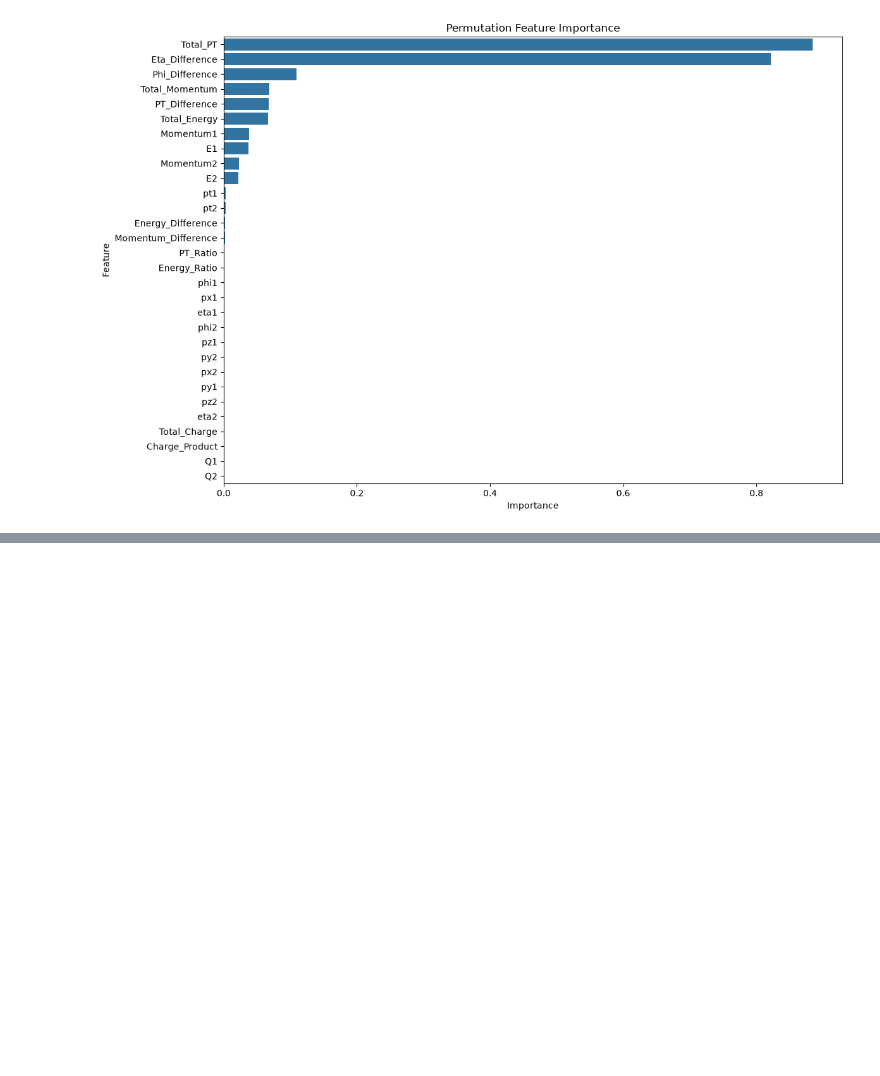
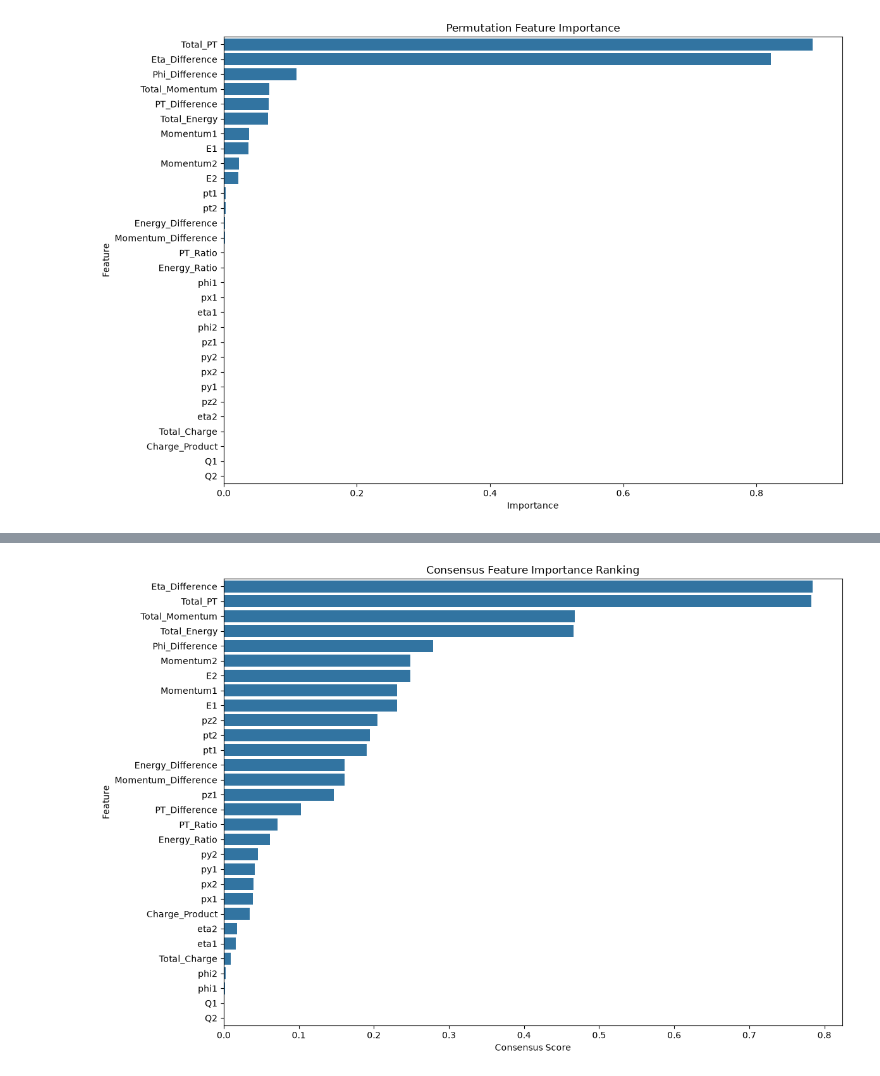
Before and after one commit to IvySingh-1/CERN-dielectron-ML-sensor-optimization, a Jupyter notebook: notebooks/05_Feature_Selection.ipynb, the cells around one changed output, grey strips where cells are left out. Saved outputs shown, nothing was run; the diff lists cells and outputs as text; code cells hidden in the pictures; blank space fills up the shorter version.

Commit message:
feature selection updated

```diff
--- a/notebooks/05_Feature_Selection.ipynb
+++ b/notebooks/05_Feature_Selection.ipynb
@@ -583,0 +849,46 @@ plt.show()
+# %%
+# =====================================================
+# Consensus Feature Importance
+# =====================================================
+# Visualize the overall importance of each feature
+# using the Consensus Score, which combines
+# multiple feature ranking techniques.
+#
+# Higher Consensus Score
+# ----------------------
+# More consistently important feature across
+# all feature selection methods.
+# =====================================================
+
+# Convert the feature names stored in the index
+# into a regular DataFrame column
+feature_rankings_plot = feature_rankings.reset_index()
+
+# Rename the index column to 'Feature'
+# for better readability in the plot
+feature_rankings_plot = feature_rankings_plot.rename(
+    columns={"index": "Feature"}
+)
+
+# Create the figure
+plt.figure(figsize=(12, 8))
+
+# Plot Consensus Score for each feature
+sns.barplot(
+    data=feature_rankings_plot,
+    x="Consensus Score",
+    y="Feature"
+)
+
+# Add plot title and axis labels
+plt.title("Consensus Feature Importance Ranking")
+plt.xlabel("Consensus Score")
+plt.ylabel("Feature")
+
+# Adjust layout to prevent label overlap
+plt.tight_layout()
+
+# Display the plot
+plt.show()
+# %% [output]
+[figure, added]
```
Also changed, not shown: parts of 11 cells of this notebook.
